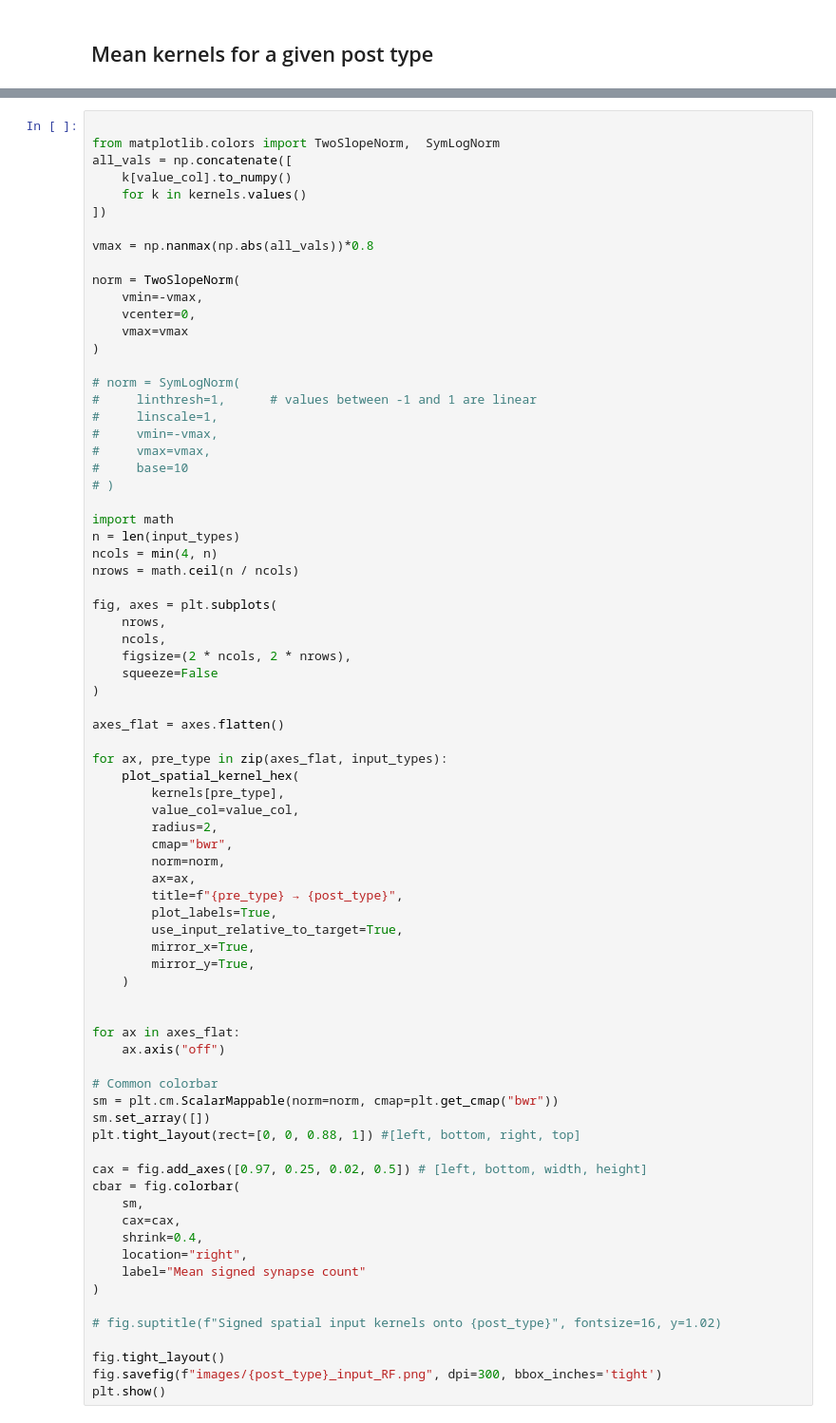
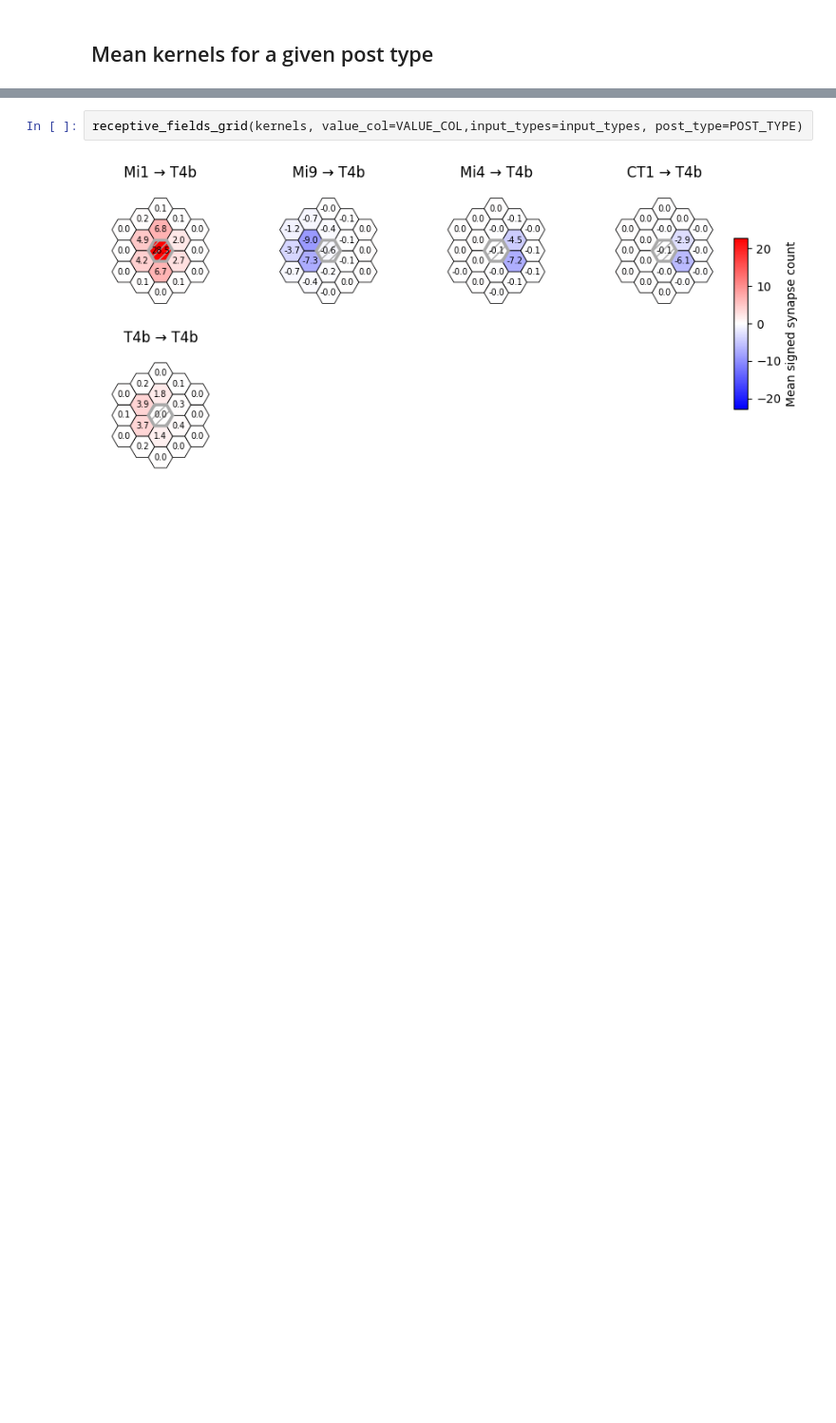
Before and after one commit to Fitzgerald-Lab-NU/connectome_analysis, a Jupyter notebook: visualize_kernels.ipynb, the cells around one changed output, grey strips where cells are left out. Shown at 95% size. Cells and saved outputs as stored; diff of their text form; blank space fills up the shorter version.

```diff
--- a/visualize_kernels.ipynb
+++ b/visualize_kernels.ipynb
@@ -120,81 +115,9 @@ input_types = sorted(
     reverse=True
 )
 # %%
-
-from matplotlib.colors import TwoSlopeNorm,  SymLogNorm
-all_vals = np.concatenate([
-    k[value_col].to_numpy()
-    for k in kernels.values()
-])
-
-vmax = np.nanmax(np.abs(all_vals))*0.8
-
-norm = TwoSlopeNorm(
-    vmin=-vmax,
-    vcenter=0,
-    vmax=vmax
-)
-
-# norm = SymLogNorm(
-#     linthresh=1,      # values between -1 and 1 are linear
-#     linscale=1,
-#     vmin=-vmax,
-#     vmax=vmax,
-#     base=10
-# )
-
-import math
-n = len(input_types)
-ncols = min(4, n)
-nrows = math.ceil(n / ncols)
-
-fig, axes = plt.subplots(
-    nrows,
-    ncols,
-    figsize=(2 * ncols, 2 * nrows),
-    squeeze=False
-)
-
-axes_flat = axes.flatten()
-
-for ax, pre_type in zip(axes_flat, input_types):
-    plot_spatial_kernel_hex(
-        kernels[pre_type],
-        value_col=value_col,
-        radius=2,
-        cmap="bwr",
-        norm=norm,
-        ax=ax,
-        title=f"{pre_type} → {post_type}",
-        plot_labels=True,
-        use_input_relative_to_target=True,
-        mirror_x=True,
-        mirror_y=True,
-    )
-
-
-for ax in axes_flat:
-    ax.axis("off")
-
-# Common colorbar
-sm = plt.cm.ScalarMappable(norm=norm, cmap=plt.get_cmap("bwr"))
-sm.set_array([])
-plt.tight_layout(rect=[0, 0, 0.88, 1]) #[left, bottom, right, top]
-
-cax = fig.add_axes([0.97, 0.25, 0.02, 0.5]) # [left, bottom, width, height]
-cbar = fig.colorbar(
-    sm,
-    cax=cax,
-    shrink=0.4,
-    location="right",
-    label="Mean signed synapse count"
-)
-
-# fig.suptitle(f"Signed spatial input kernels onto {post_type}", fontsize=16, y=1.02)
-
-fig.tight_layout()
-fig.savefig(f"images/{post_type}_input_RF.png", dpi=300, bbox_inches='tight')
-plt.show()
+receptive_fields_grid(kernels, value_col=VALUE_COL,input_types=input_types, post_type=POST_TYPE)
+# %% [output]
+[figure, added]
 # %%
 # Use either all input types, or the thresholded/sorted input_types from above
 types_to_include = input_types  # thresholded list
```
Also changed, not shown: parts of 7 cells of this notebook, 1 other file.
